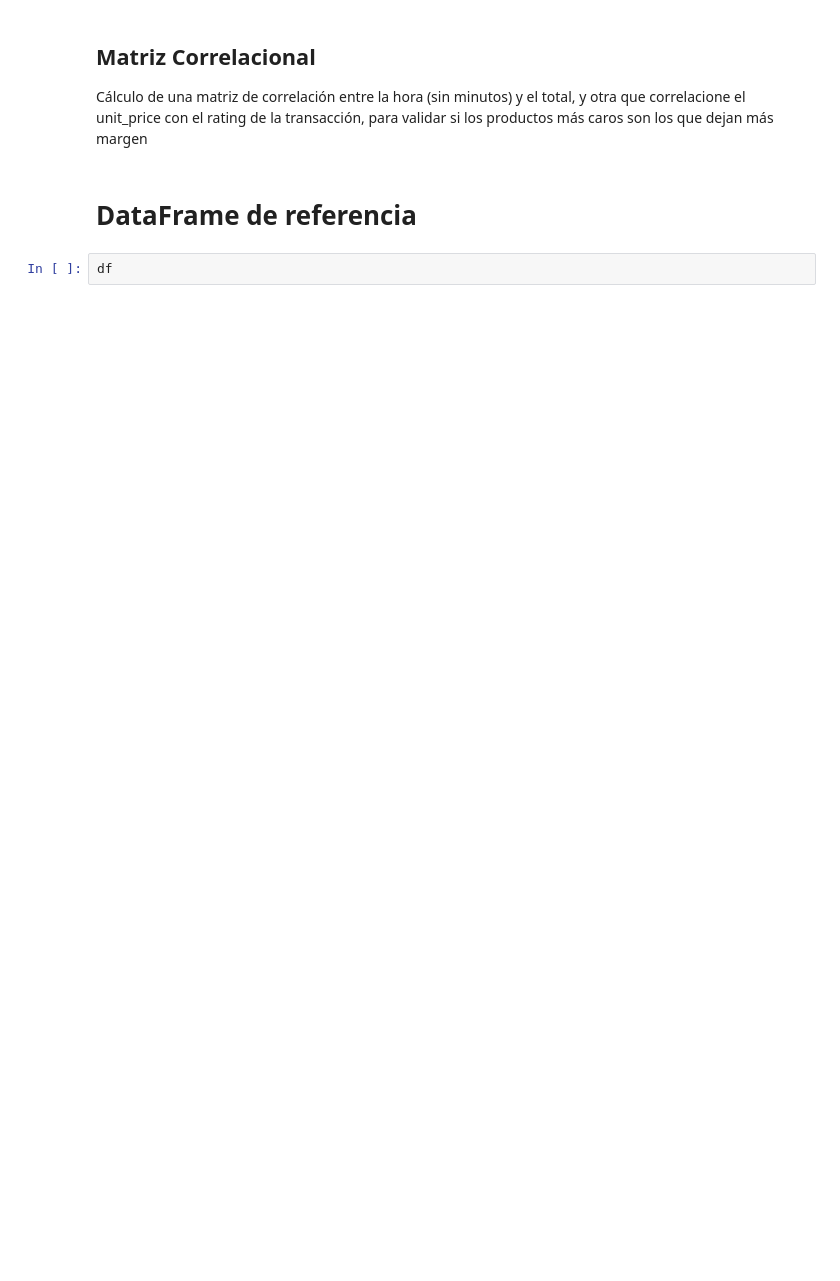
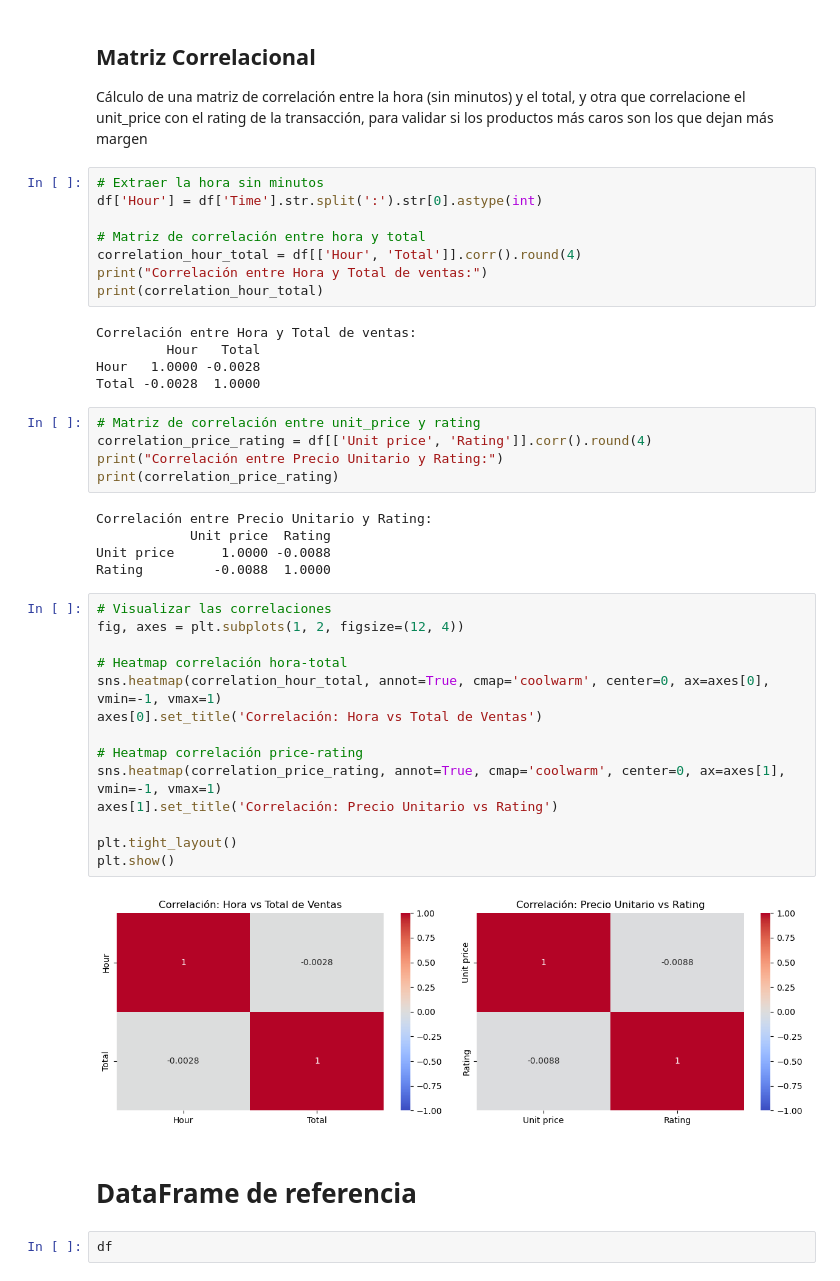
Before and after one commit to BryanHs20/Python-para-Data-Analyst, a Jupyter notebook: Tareas-Proyectos/Tarea M35 - Bryan Hernandez Solis.ipynb, the cells around one changed output. Drawn from its saved outputs; the diff is of its cells as text; blank space fills up the shorter version.

```diff
--- a/Tareas-Proyectos/Tarea M35 - Bryan Hernandez Solis.ipynb
+++ b/Tareas-Proyectos/Tarea M35 - Bryan Hernandez Solis.ipynb
@@ -215,6 +347,45 @@ La moda de la Cantidad es: 10.00
 # %% [markdown]
 ## Matriz Correlacional
 Cálculo de una matriz de correlación entre la hora (sin minutos) y el total, y otra que correlacione el unit_price con el rating de la transacción, para validar si los productos más caros son los que dejan más margen
+# %%
+# Extraer la hora sin minutos
+df['Hour'] = df['Time'].str.split(':').str[0].astype(int)
+
+# Matriz de correlación entre hora y total
+correlation_hour_total = df[['Hour', 'Total']].corr().round(4)
+print("Correlación entre Hora y Total de ventas:")
+print(correlation_hour_total)
+# %% [output]
+Correlación entre Hora y Total de ventas:
+         Hour   Total
+Hour   1.0000 -0.0028
+Total -0.0028  1.0000
+# %%
+# Matriz de correlación entre unit_price y rating
+correlation_price_rating = df[['Unit price', 'Rating']].corr().round(4)
+print("Correlación entre Precio Unitario y Rating:")
+print(correlation_price_rating)
+# %% [output]
+Correlación entre Precio Unitario y Rating:
+            Unit price  Rating
+Unit price      1.0000 -0.0088
+Rating         -0.0088  1.0000
+# %%
+# Visualizar las correlaciones
+fig, axes = plt.subplots(1, 2, figsize=(12, 4))
+
+# Heatmap correlación hora-total
+sns.heatmap(correlation_hour_total, annot=True, cmap='coolwarm', center=0, ax=axes[0], vmin=-1, vmax=1)
+axes[0].set_title('Correlación: Hora vs Total de Ventas')
+
+# Heatmap correlación price-rating
+sns.heatmap(correlation_price_rating, annot=True, cmap='coolwarm', center=0, ax=axes[1], vmin=-1, vmax=1)
+axes[1].set_title('Correlación: Precio Unitario vs Rating')
+
+plt.tight_layout()
+plt.show()
+# %% [output]
+[figure, added]
 # %% [markdown]
 # DataFrame de referencia
 # %%
```
Also changed, not shown: parts of 9 cells of this notebook.
